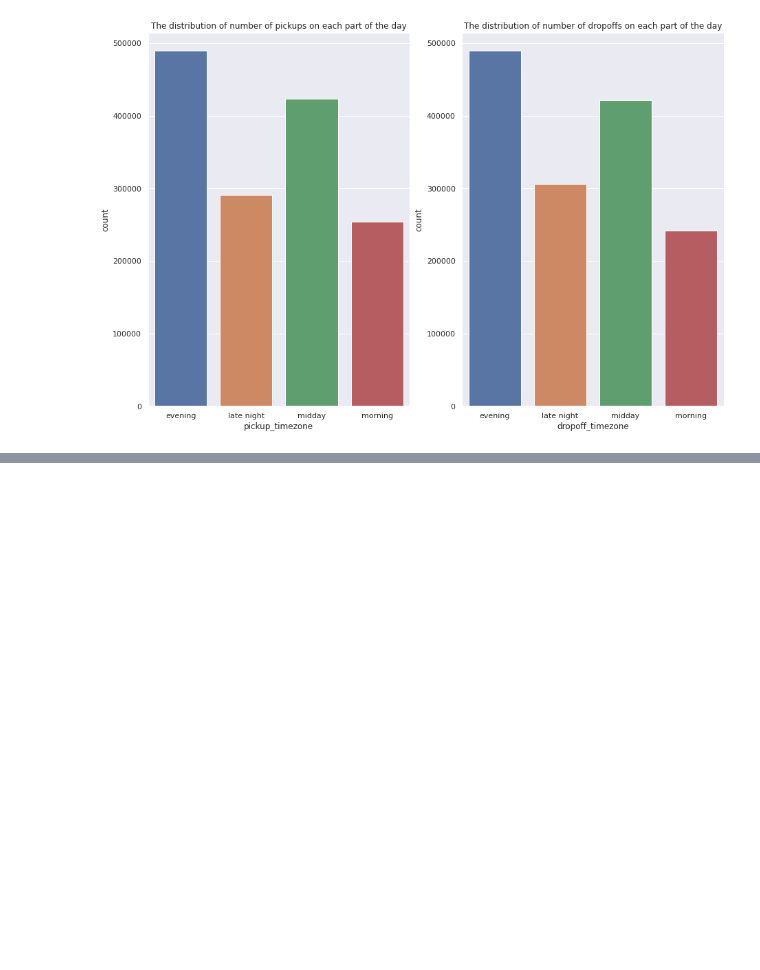
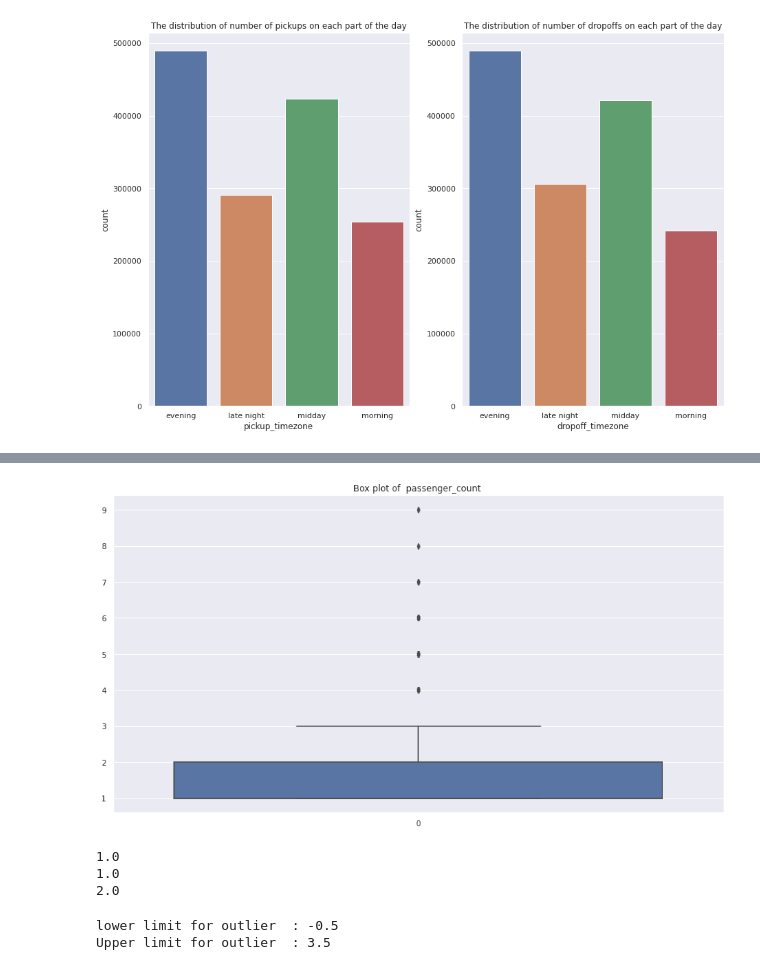
Before and after one commit to AnshRockstar/NYC-Taxi-Trip-Duration-Prediction, a Jupyter notebook: NYC_Taxi_Trip_Time_Prediction_Capstone_Project.ipynb, the cells around one changed output, grey strips where cells are left out. Cells and saved outputs as stored; diff of their text form; code cells hidden in the pictures; blank space fills up the shorter version.

```diff
--- a/NYC_Taxi_Trip_Time_Prediction_Capstone_Project.ipynb
+++ b/NYC_Taxi_Trip_Time_Prediction_Capstone_Project.ipynb
@@ -486,0 +556,30 @@ nyc_df["distance"] = nyc_df.apply(lambda x: calc_distance(x),axis=1)
+# %%
+nyc_df=nyc_df[nyc_df['trip_duration']>0]
+nyc_df=nyc_df[nyc_df['trip_duration']<upper_limit_outlier_trip_duration]
+# %%
+plt.figure(figsize=(15,8))
+plt.title("Box plot of  passenger_count ")
+ax = sns.boxplot(data=nyc_df['passenger_count'])
+# %% [output]
+[figure, added]
+# %%
+percentile_q1_passenger_count = np.percentile(nyc_df['passenger_count'],25)
+print(percentile_q1_passenger_count)
+percentile_q2_passenger_count = np.percentile(nyc_df['passenger_count'],50)
+print(percentile_q2_passenger_count)
+percentile_q3_passenger_count = np.percentile(nyc_df['passenger_count'],75)
+print(percentile_q3_passenger_count)
+# %% [output]
+1.0
+1.0
+2.0
+# %%
+iqr=percentile_q3_passenger_count - percentile_q1_passenger_count
+lower_limit_outlier_passenger_count=percentile_q1_passenger_count-1.5*iqr
+upper_limit_outlier_passenger_count=percentile_q3_passenger_count+1.5*iqr
+
+print("lower limit for outlier  :",lower_limit_outlier_passenger_count)
+print("Upper limit for outlier  :",upper_limit_outlier_passenger_count)
+# %% [output]
+lower limit for outlier  : -0.5
+Upper limit for outlier  : 3.5
```
Also changed, not shown: parts of 18 cells of this notebook.
